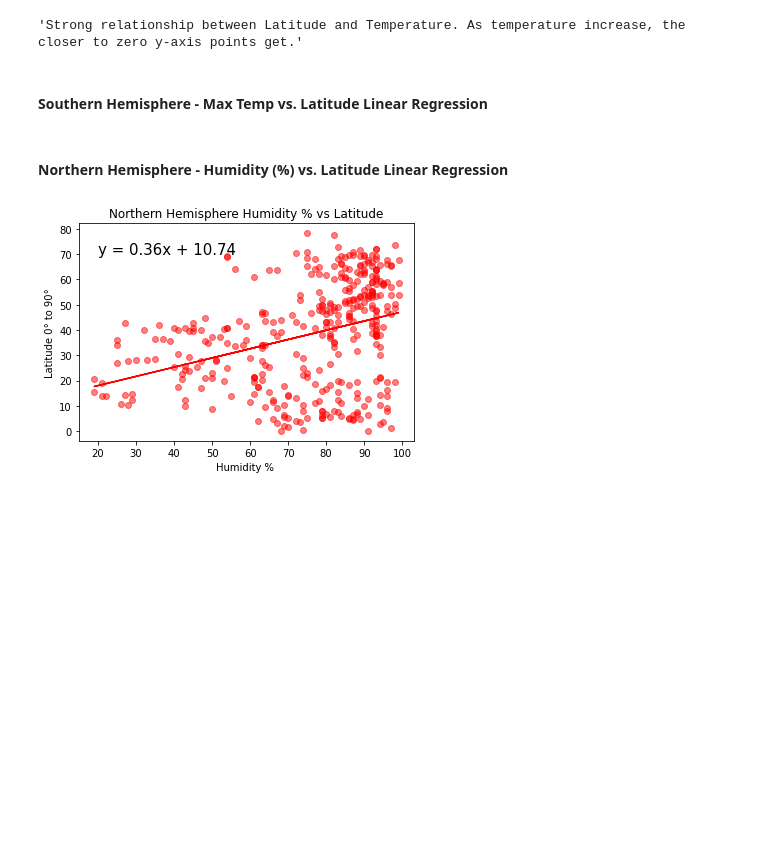
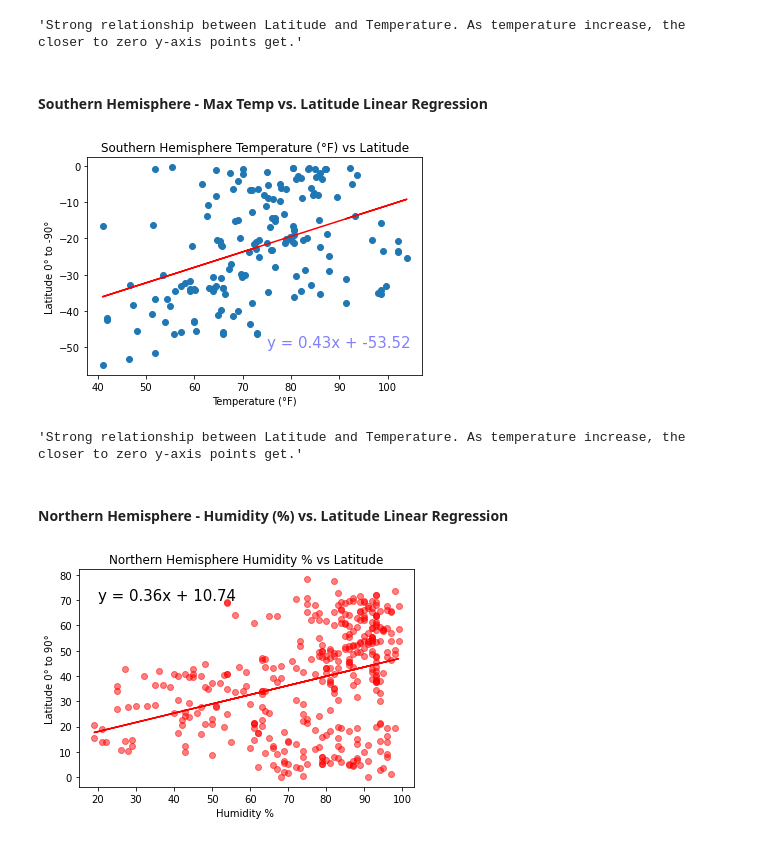
Before and after one commit to PeterGeorgeVlahos/Python-API, a Jupyter notebook: WeatherPy/WeatherPy.ipynb, the cells around one changed output. Drawn from its saved outputs; the diff is of its cells as text; code cells hidden in the pictures; blank space fills up the shorter version.

Commit message:
Plots are finished but write up is not complete

```diff
--- a/WeatherPy/WeatherPy.ipynb
+++ b/WeatherPy/WeatherPy.ipynb
@@ -325,3 +325,6 @@ clean_city_data.head(1)
 # %% [output]
 |  | City | Lat | Long | Max Temp | Humidity | Cloudiness | Wind Speed | Country | Date |
 | 0 | Ostrovnoy | 68.05 | 39.51 | 32.72 | 93 | 98 | 20.0 | RU | 1605415338 |
+# %%
+s_hemi = clean_city_data.loc[clean_city_data['Lat']<=0]
+s_hemi['Lat'].max()
@@ -353,6 +358,24 @@ plt.show()
 'Strong relationship between Latitude and Temperature. As temperature increase, the closer to zero y-axis points get.'
 # %% [markdown]
 ####  Southern Hemisphere - Max Temp vs. Latitude Linear Regression
+# %%
+x_values = s_hemi['Max Temp']
+y_values =  s_hemi['Lat']
+(slope, intercept, rvalue, pvalue, stderr) = linregress(x_values, y_values)
+regress_values = x_values * slope + intercept
+line_eq = "y = " + str(round(slope,2)) + "x + " + str(round(intercept,2))
+plt.scatter(x_values,y_values)
+plt.plot(x_values,regress_values,"r-")
+plt.annotate(line_eq,(75,-50),fontsize=15,color="blue", alpha=0.5)
+plt.title('Southern Hemisphere Temperature (°F) vs Latitude')
+plt.xlabel('Temperature (°F)')
+plt.ylabel('Latitude 0° to -90°')
+plt.show()
+
+'''Slight relationship between Latitude and Temperature. As temperature increases the closer to zero y-axis and closer to the equator.'''
+# %% [output]
+[figure, added]
+'Strong relationship between Latitude and Temperature. As temperature increase, the closer to zero y-axis points get.'
 # %% [markdown]
 ####  Northern Hemisphere - Humidity (%) vs. Latitude Linear Regression
 # %%
```
Also changed, not shown: parts of 4 cells of this notebook.
